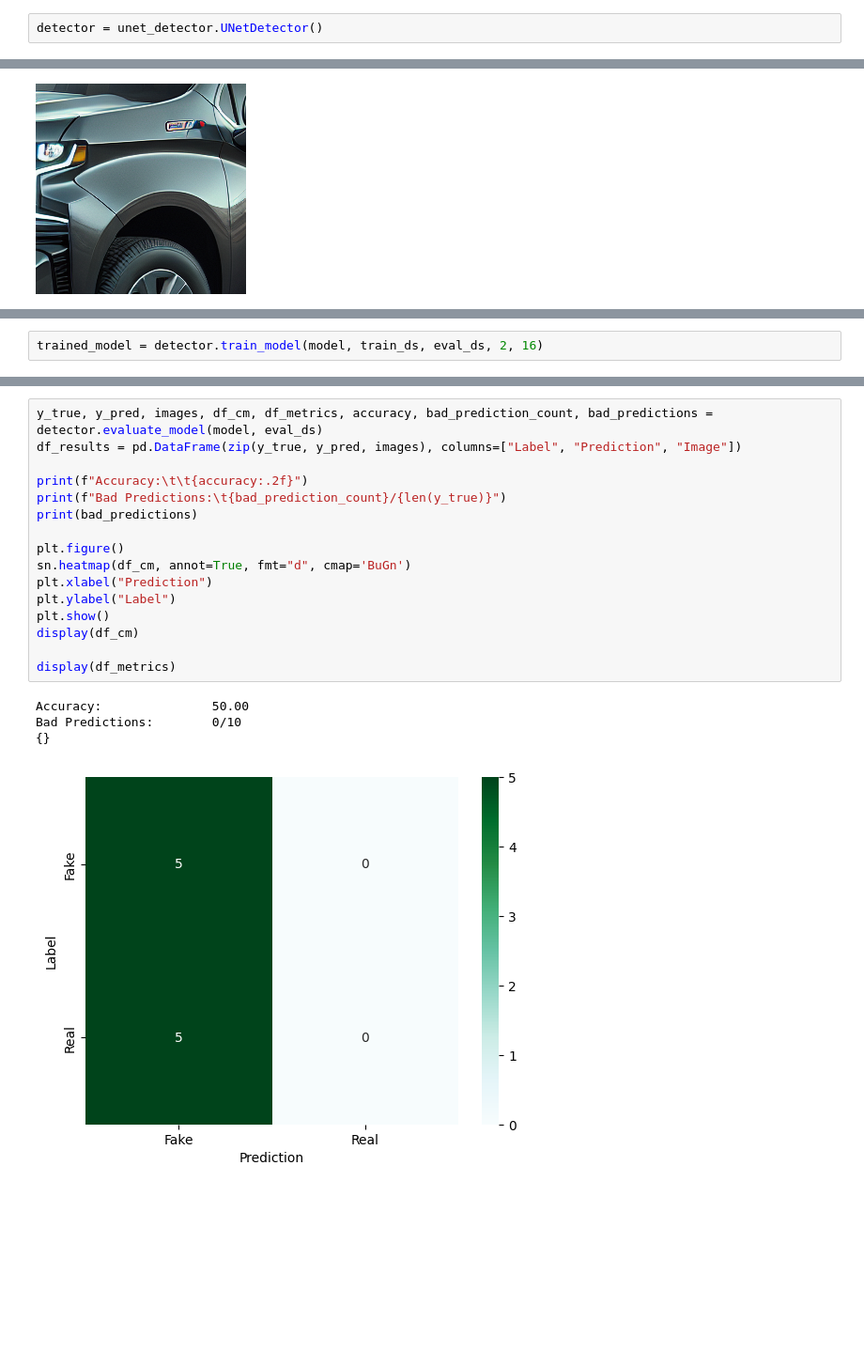
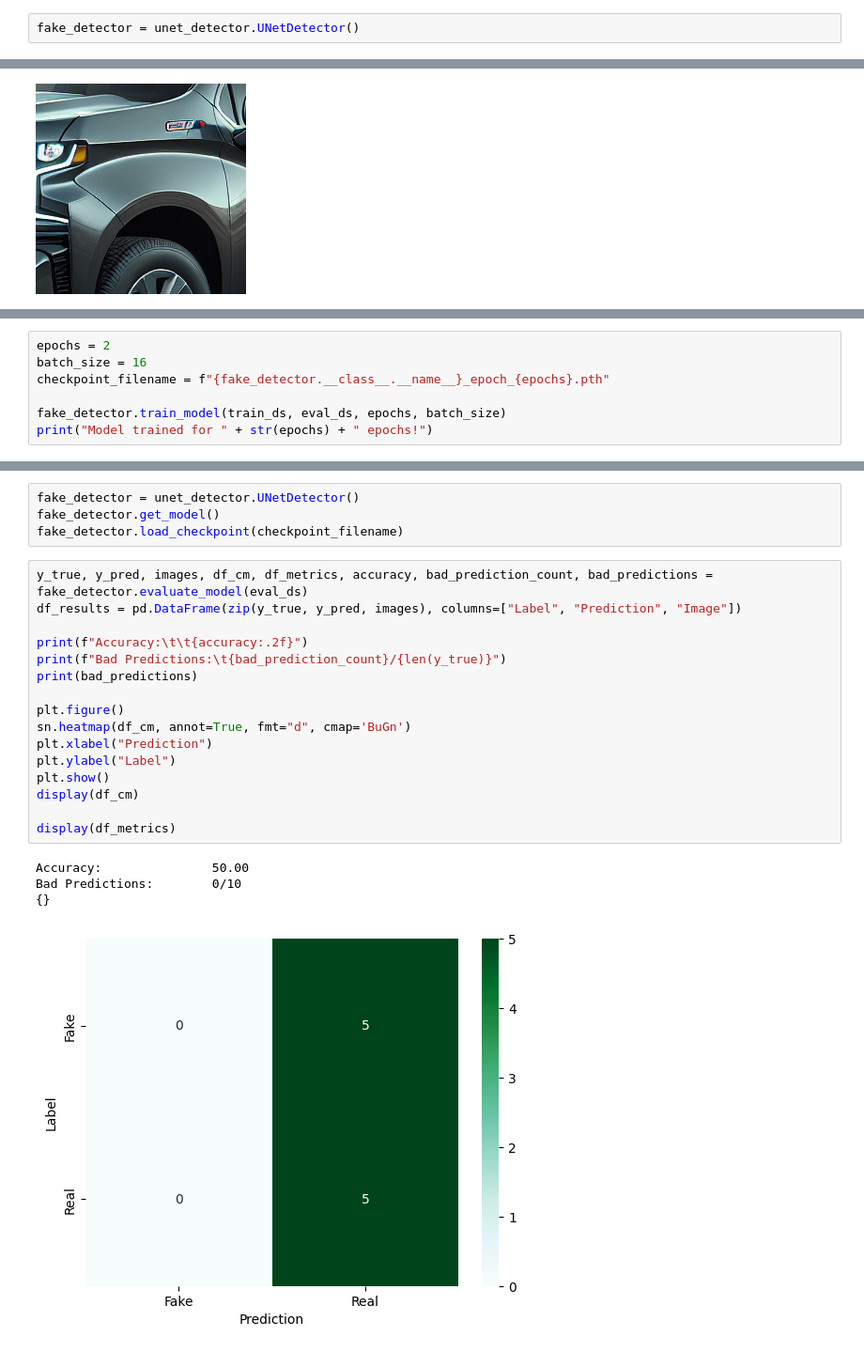
Before and after one commit to owleyes/car_images, a Jupyter notebook: detector_notebook.ipynb, the cells around one changed output, grey strips where cells are left out. Shown at 94% size. Saved outputs shown, nothing was run; the diff lists cells and outputs as text; blank space fills up the shorter version.

Commit message:
Checkpointing support

```diff
--- a/detector_notebook.ipynb
+++ b/detector_notebook.ipynb
@@ -13,7 +13,7 @@ importlib.reload(data_loader)
 
 %matplotlib inline
 # %%
-detector = unet_detector.UNetDetector()
+fake_detector = unet_detector.UNetDetector()
 # %%
 dataset_loader = data_loader.CarDamageDatasetLoader()
 
@@ -68,7 +68,12 @@ UNetClassifier(
   )
 )
 # %%
-trained_model = detector.train_model(model, train_ds, eval_ds, 2, 16)
+epochs = 2
+batch_size = 16
+checkpoint_filename = f"{fake_detector.__class__.__name__}_epoch_{epochs}.pth"
+
+fake_detector.train_model(train_ds, eval_ds, epochs, batch_size)
+print("Model trained for " + str(epochs) + " epochs!")
 # %% [output]
 Using device: mps
 Epoch 1/2 Summary:
@@ -84,22 +94,26 @@ Eval Metrics: {'accuracy': np.float64(0.5), 'precision': np.float64(0.25), 'reca
+# %%
+fake_detector = unet_detector.UNetDetector()
+fake_detector.get_model()
+fake_detector.load_checkpoint(checkpoint_filename)
 # %%
-y_true, y_pred, images, df_cm, df_metrics, accuracy, bad_prediction_count, bad_predictions = detector.evaluate_model(model, eval_ds)
+y_true, y_pred, images, df_cm, df_metrics, accuracy, bad_prediction_count, bad_predictions = fake_detector.evaluate_model(eval_ds)
 df_results = pd.DataFrame(zip(y_true, y_pred, images), columns=["Label", "Prediction", "Image"])
 
 print(f"Accuracy:\t\t{accuracy:.2f}")
 print(f"Bad Predictions:\t{bad_prediction_count}/{len(y_true)}")
 print(bad_predictions)
 
 plt.figure()
 sn.heatmap(df_cm, annot=True, fmt="d", cmap='BuGn')
 plt.xlabel("Prediction")
 plt.ylabel("Label")
 plt.show()
 display(df_cm)
 
 display(df_metrics)
 # %% [output]
 Accuracy:               50.00
 Bad Predictions:        0/10
 {}
-[figure, old version]
+[figure, new version]
 |  | Fake | Real |
```
Also changed, not shown: parts of 5 cells of this notebook, 3 other files.
